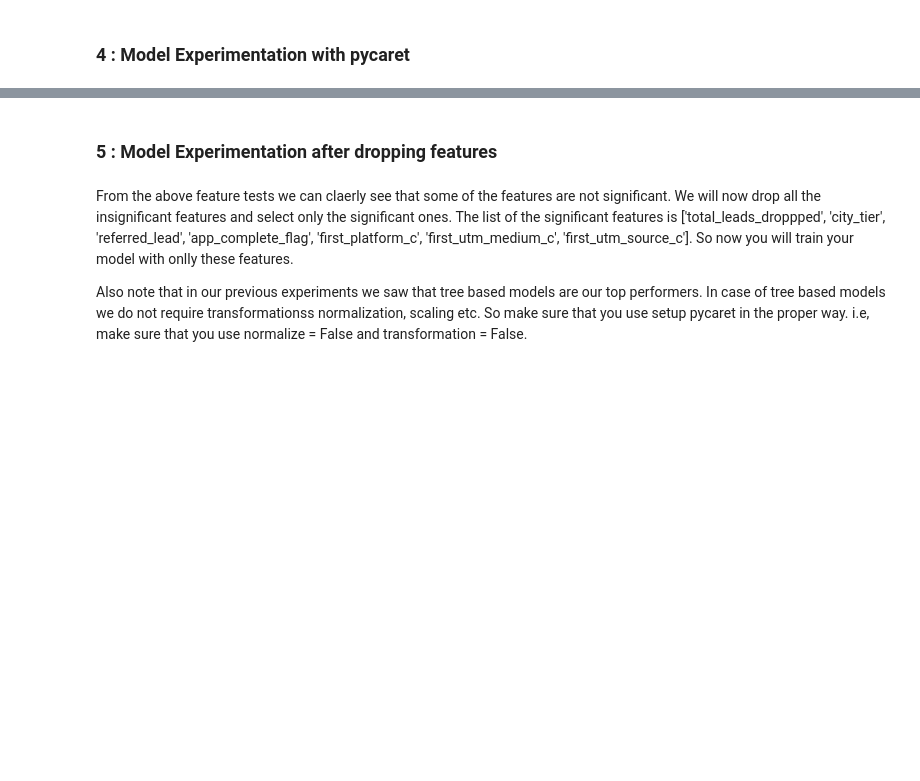
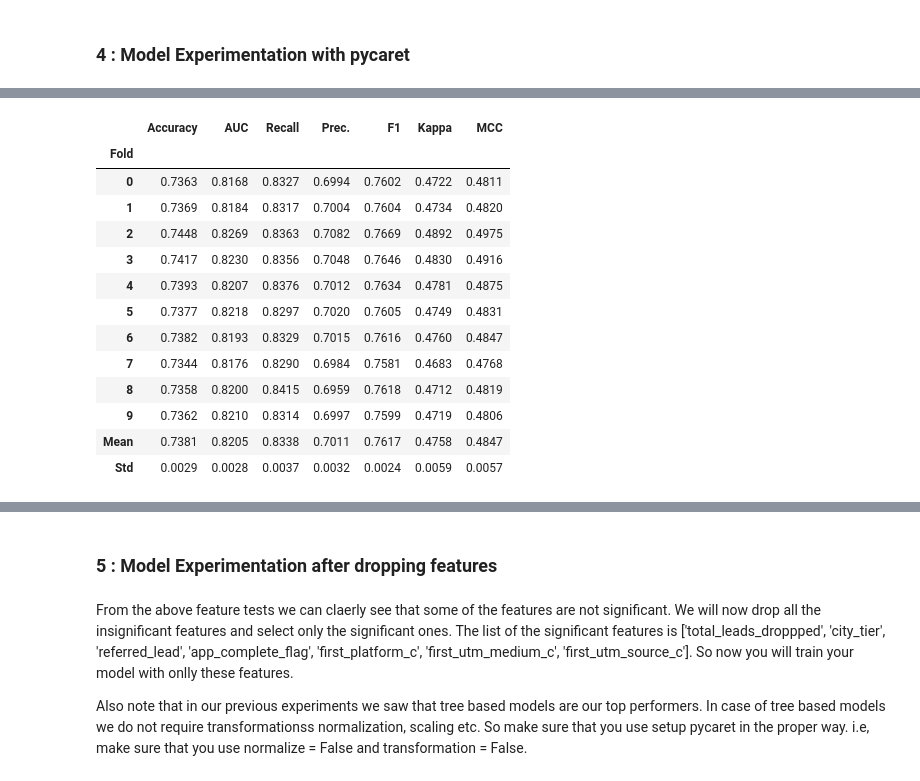
Before and after one commit to mohiteamit/upGrad-Codepro-Lead-Scoring-MLOps, a Jupyter notebook: notebooks/02.model_experimentation.ipynb, the cells around one changed output, grey strips where cells are left out. Drawn from its saved outputs; the diff is of its cells as text; code cells hidden in the pictures; blank space fills up the shorter version.

```diff
--- a/notebooks/02.model_experimentation.ipynb
+++ b/notebooks/02.model_experimentation.ipynb
@@ -191,2 +199,4 @@ best_model = compare_models(sort='AUC', fold = 5, exclude=['gbc','knn','qda', 'd
 # %%
 # create a model which gives the highest accuracy
+final_model = create_model(best_model)
+# %% [output]
@@ -192,0 +204,14 @@ best_model = compare_models(sort='AUC', fold = 5, exclude=['gbc','knn','qda', 'd
+|  | Accuracy | AUC | Recall | Prec. | F1 | Kappa | MCC |
+| Fold |  |  |  |  |  |  |  |
+| 0 | 0.7363 | 0.8168 | 0.8327 | 0.6994 | 0.7602 | 0.4722 | 0.4811 |
+| 1 | 0.7369 | 0.8184 | 0.8317 | 0.7004 | 0.7604 | 0.4734 | 0.4820 |
+| 2 | 0.7448 | 0.8269 | 0.8363 | 0.7082 | 0.7669 | 0.4892 | 0.4975 |
+| 3 | 0.7417 | 0.8230 | 0.8356 | 0.7048 | 0.7646 | 0.4830 | 0.4916 |
+| 4 | 0.7393 | 0.8207 | 0.8376 | 0.7012 | 0.7634 | 0.4781 | 0.4875 |
+| 5 | 0.7377 | 0.8218 | 0.8297 | 0.7020 | 0.7605 | 0.4749 | 0.4831 |
+| 6 | 0.7382 | 0.8193 | 0.8329 | 0.7015 | 0.7616 | 0.4760 | 0.4847 |
+| 7 | 0.7344 | 0.8176 | 0.8290 | 0.6984 | 0.7581 | 0.4683 | 0.4768 |
+| 8 | 0.7358 | 0.8200 | 0.8415 | 0.6959 | 0.7618 | 0.4712 | 0.4819 |
+| 9 | 0.7362 | 0.8210 | 0.8314 | 0.6997 | 0.7599 | 0.4719 | 0.4806 |
+| Mean | 0.7381 | 0.8205 | 0.8338 | 0.7011 | 0.7617 | 0.4758 | 0.4847 |
+| Std | 0.0029 | 0.0028 | 0.0037 | 0.0032 | 0.0024 | 0.0059 | 0.0057 |
```
Also changed, not shown: parts of 4 cells of this notebook.
